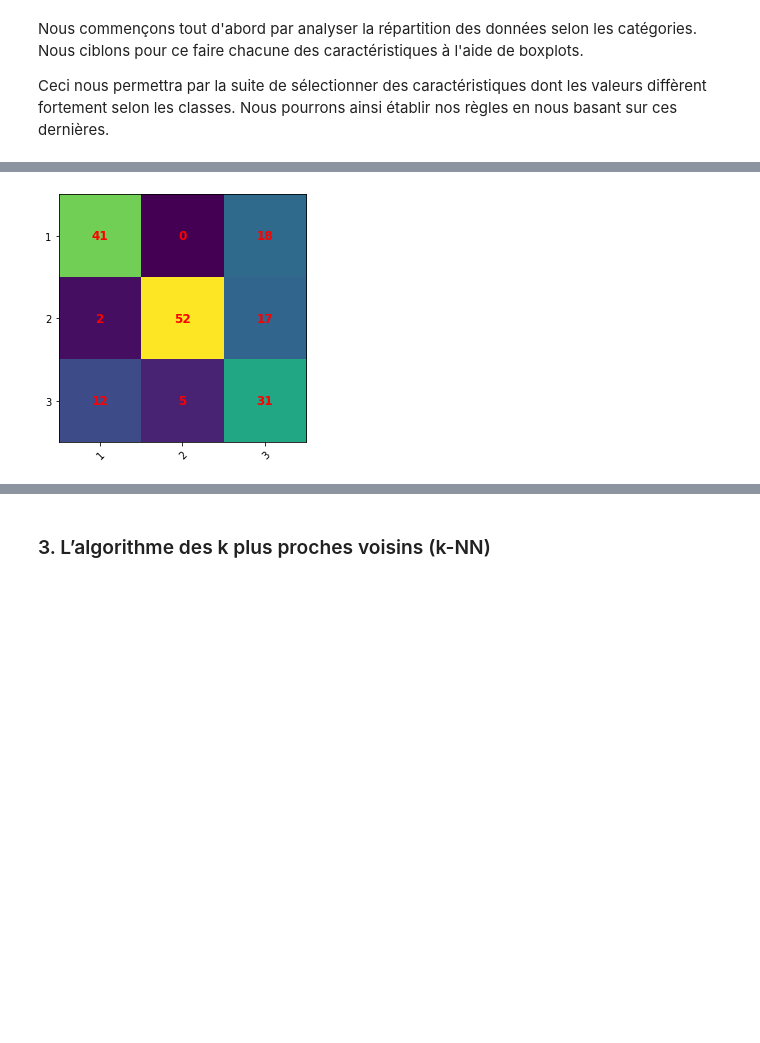
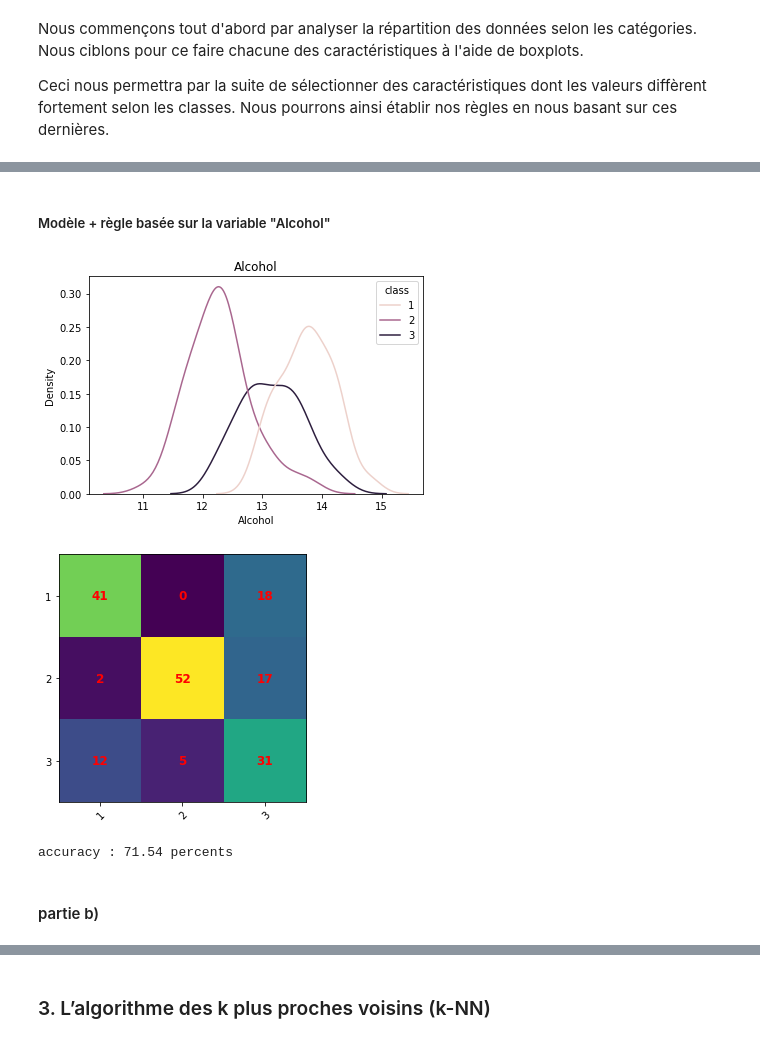
Before and after one commit to KevinFerati/LaboISD, a Jupyter notebook: 4 - Apprentissage supervisé/Ferati_Ganty_ISD_TP4.ipynb, the cells around one changed output, grey strips where cells are left out. Drawn from its saved outputs; the diff is of its cells as text; code cells hidden in the pictures; blank space fills up the shorter version.

Commit message:
fini partie 2 et avancé partie LVQ

```diff
--- a/4 - Apprentissage supervisé/Ferati_Ganty_ISD_TP4.ipynb
+++ b/4 - Apprentissage supervisé/Ferati_Ganty_ISD_TP4.ipynb
@@ -81,35 +84,38 @@ Nous devons maintenant pour chaque caractéristique établir des valeurs "charni
 # %%
 from sklearn.metrics import confusion_matrix
-# See: https://matplotlib.org/stable/gallery/images_contours_and_fields/image_annotated_heatmap.html
 
-classes = raw_data["class"]
+# TODO labels + parlant
 
-def plot_confusion_matrix(predictions_results):
+def plot_confusion_matrix(class_names, actual_classes, predictions_results):
 
-    conf_matrix = confusion_matrix(classes, predictions_results)
+    conf_matrix = confusion_matrix(actual_classes, predictions_results, labels=class_names)
 
     fig, ax = plt.subplots()
     im = ax.imshow(conf_matrix, cmap="viridis")
 
     # Show all ticks and label them with the respective list entries
-    ax.set_xticks(np.arange(len(classes_names)), labels=classes_names)
-    ax.set_yticks(np.arange(len(classes_names)), labels=classes_names)
+    ax.set_xticks(np.arange(len(class_names)), labels=class_names)
+    ax.set_yticks(np.arange(len(class_names)), labels=class_names)
 
     # Rotate the tick labels and set their alignment.
     plt.setp(ax.get_xticklabels(), rotation=45, ha="right", rotation_mode="anchor")
 
     # Loop over data dimensions and create text annotations.
-    for i in range(len(classes_names)):
-        for j in range(len(classes_names)):
+    for i in range(len(class_names)):
+        for j in range(len(class_names)):
             text = ax.text(j, i, conf_matrix[i, j], fontweight="bold", fontsize="large", ha="center", va="center", c="r")
 
     fig.tight_layout()
     plt.show()
 
-def predict_class(compare, colName):
-    actual = raw_data[colName].to_numpy()
-    predictions = np.full(len(actual), 0)
+    tp = conf_matrix[0][0]
+    tn = conf_matrix[1][1]
+    total = sum(conf_matrix[0]) + sum(conf_matrix[1])
+    accuracy = ((conf_matrix[0][0] + conf_matrix[1][1]) / total) * 100
+    print("accuracy : %.2f percents" % (accuracy))
 
-    for i in range(len(actual)):
-        predictions[i] = compare(actual[i])
+def predict_class(compare):
+    predictions = np.full(len(raw_data), 0)
+    for index, row in raw_data.iterrows():
+        predictions[index] = compare(row)
     return predictions
@@ -129,14 +142,20 @@ plot_confusion_matrix(predictions_results)
+# %% [markdown]
+##### Modèle + règle basée sur la variable "Alcohol"
 # %%
-# Modèle + règle basée sur la variable "Alcohol"
-
-def compare(i):
-    if(i > 13.5):
+plt.title("Alcohol")
+sns.kdeplot(data=raw_data, x="Alcohol", hue="class")
+def compare_alcohol(element):
+    if(element["Alcohol"] > 13.5):
         return 1
     else:
-        return 2 if i < 12.5 else 3
+        return 2 if element["Alcohol"] < 12.5 else 3
 
-predictions_results = predict_class(compare, "Alcohol")
-plot_confusion_matrix(predictions_results)
+predictions_results = predict_class(compare_alcohol)
+plot_confusion_matrix(classes_names, classes, predictions_results)
 # %% [output]
-[figure, old version]
+[figure, new version]
+[figure, added]
+accuracy : 71.54 percents
+# %% [markdown]
+#### partie b)
 # %%
```
Also changed, not shown: parts of 22 cells of this notebook.
